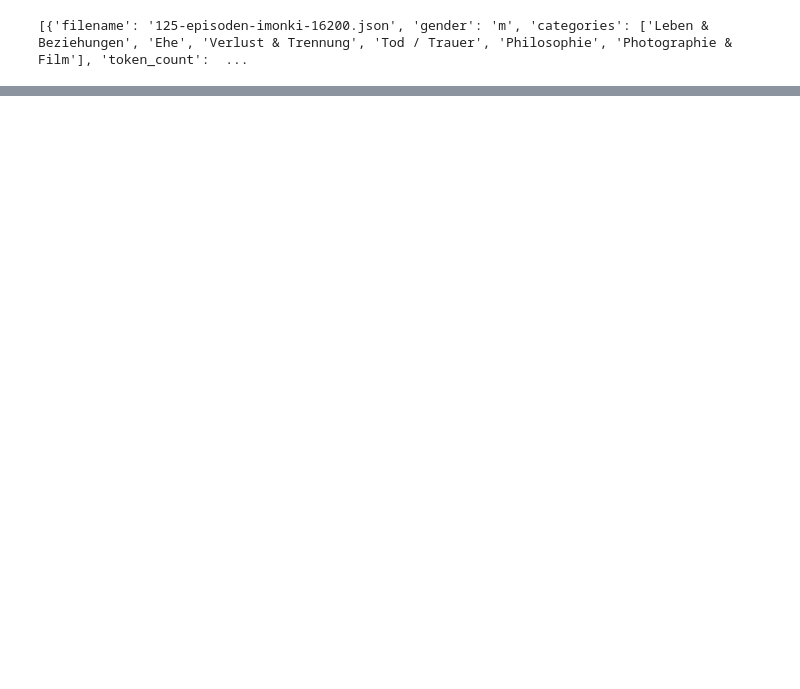
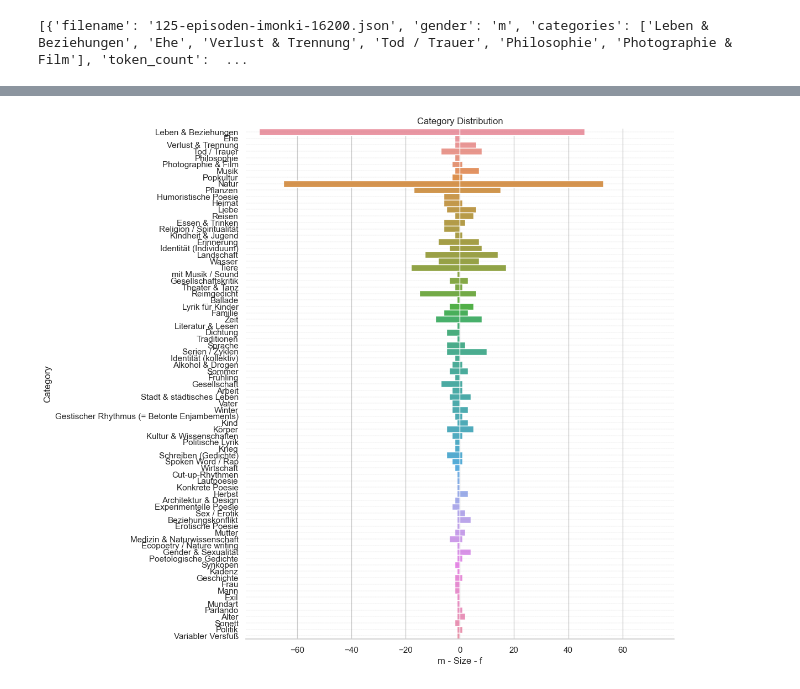
Before and after one commit to niceshice/Forschungsmethoden_LL_Gedichte, a Jupyter notebook: data.ipynb, the cells around one changed output, grey strips where cells are left out. Drawn from its saved outputs; the diff is of its cells as text; code cells hidden in the pictures; blank space fills up the shorter version.

Commit message:
updated data, now with part visuallization

```diff
--- a/data.ipynb
+++ b/data.ipynb
@@ -7,7 +10,7 @@ from collections import Counter
 # %%
-data_dir = r'C:\Users\vinze\Desktop\Uni\DH\Forschun gsmethoden\corpus_finished'  # Replace with your actual directory
+data_dir = r'corpus_finished'  # Replace with your actual directory
 # %%
-# Prüft die FIles auf Verwendbarkeit; Erstellt DF; Zählt Autoren, Titel, KAtegorien und Tokens für die jeweiligen Gender
+# Prüft die Files auf Verwendbarkeit; Erstellt DF; Zählt Autoren, Titel, Kategorien und Tokens für die jeweiligen Gender und Texte
 all_files = os.listdir(data_dir)
 
 df_list = []
@@ -16,7 +19,7 @@ failed_files = 0
 
 for filename in all_files:
     try:
-        with open(os.path.join(data_dir, filename), 'r') as f:
+        with open(os.path.join(data_dir, filename), 'r', encoding='utf-8') as f:
             data = json.load(f)
 
             # Only process the file if it contains the 'categories' field
@@ -53,14 +56,14 @@ def print_stats(df, gender):
     print(f"Total tokens: {total_tokens}")
 
     # Print category counts
-    print("Category counts:")
     category_dict = dict(category_counts[gender])
     sorted_categories = sorted(category_dict.items(), key=lambda item: item[1], reverse=True)
+    print("Category counts:")
     for category, count in sorted_categories:
         print(f"{category}: {count}")
-    print("")
 
 print_stats(df, 'm')
+
 print_stats(df, 'w')
 
 print(f"Number of files that failed to process: {failed_files}")
@@ -136,0 +240,40 @@ df
+# %%
+import matplotlib.pyplot as plt
+import seaborn as sns
+import numpy as np
+
+# Create a figure and axis
+fig, ax = plt.subplots(figsize=(10, 12))
+bar_width = 1
+
+# Plot male population on the left side
+category_labels = list(category_counts_per_gender['m'].keys())
+category_values_m = [category_counts_per_gender['m'].get(category, 0) for category in category_labels]
+sns.barplot(x=-np.array(category_values_m), y=category_labels, ax=ax, width=bar_width)
+
+
+# Plot female population on the right side
+category_values_w = [category_counts_per_gender['w'].get(category, 0) for category in category_labels]
+sns.barplot(x=np.array(category_values_w), y=category_labels, ax=ax, width=bar_width)
+
+# Set x-axis limits
+ax.set_xlim(-max(max(category_values_m), max(category_values_w)) - 5,
+            max(max(category_values_m), max(category_values_w)) + 5)
+
+# Set labels and title
+ax.set_xlabel('m - Size - f')
+ax.set_ylabel('Category')
+ax.set_title('Category Distribution')
+
+# Remove spines
+ax.spines['left'].set_visible(False)
+ax.spines['right'].set_visible(False)
+ax.spines['top'].set_visible(False)
+
+for y in range(len(category_labels)):
+    plt.axhline(y, color='gray', linestyle='-.', linewidth=0.1)
+
+# Show the plot
+plt.show()
+# %% [output]
+[figure, added]
```
Also changed, not shown: parts of 6 cells of this notebook.
